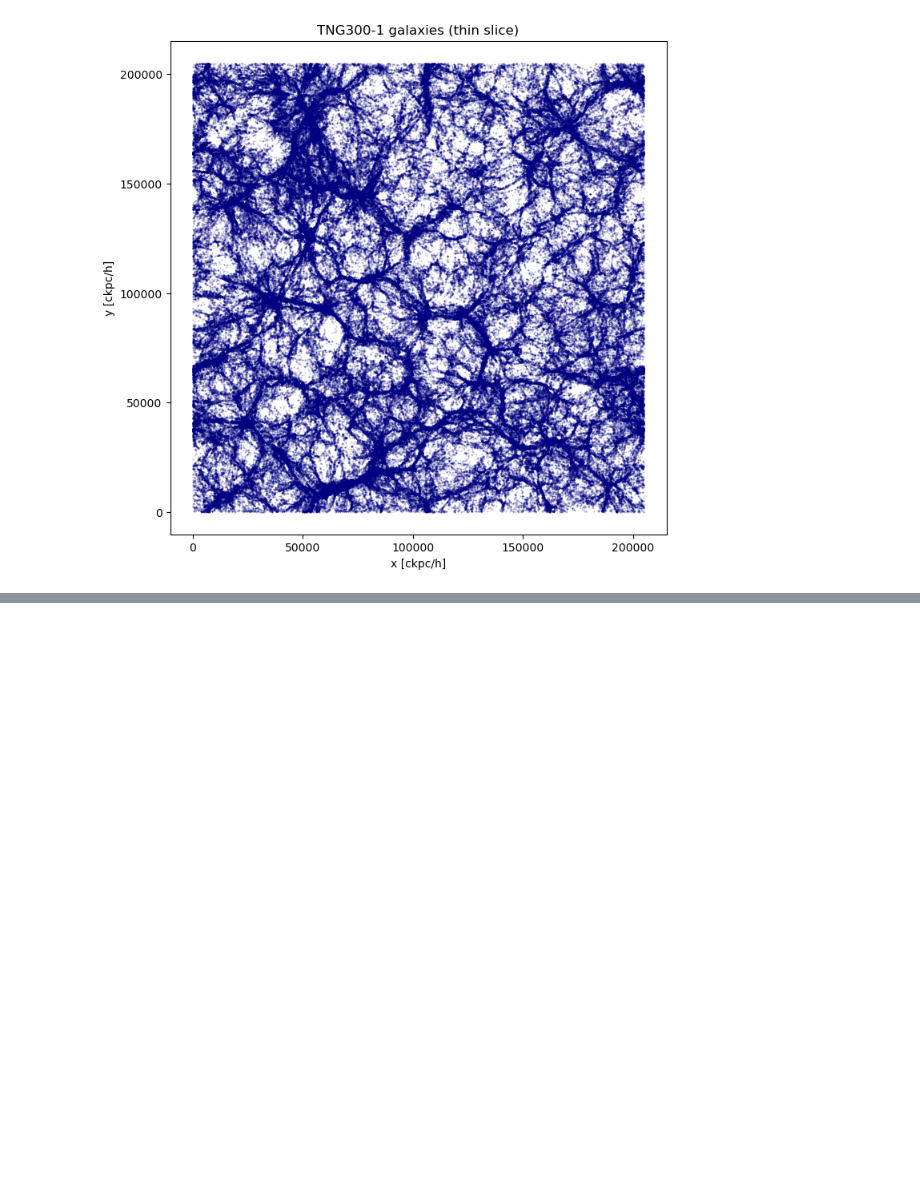
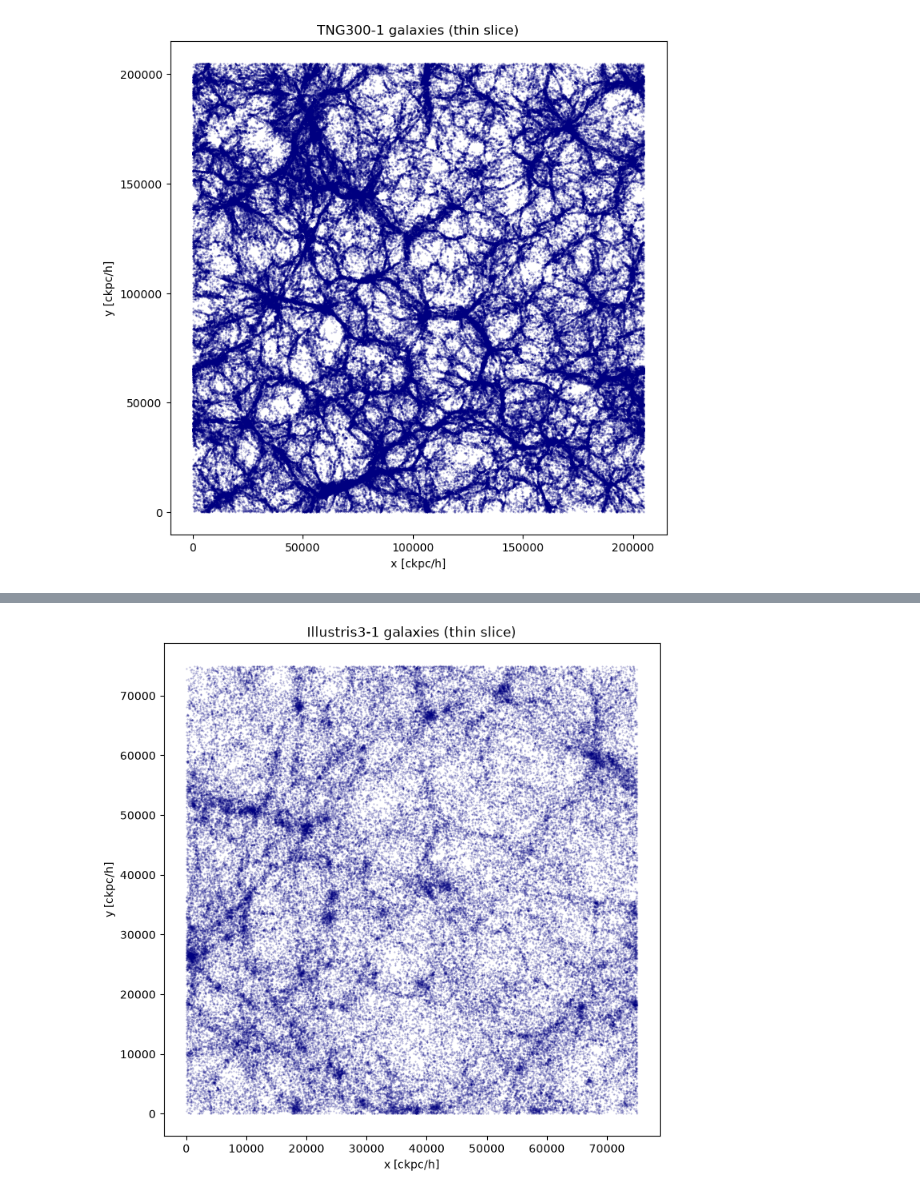
Before and after one commit to glassofmilka/indigo_astrophysics_project, a Jupyter notebook: void_finding_practice.ipynb, the cells around one changed output, grey strips where cells are left out. Cells and saved outputs as stored; diff of their text form; code cells hidden in the pictures; blank space fills up the shorter version.

```diff
--- a/void_finding_practice.ipynb
+++ b/void_finding_practice.ipynb
@@ -133,0 +198,12 @@ fig.savefig("clean_slice.png")
+# %%
+
+# plot them
+fig, ax = plt.subplots(figsize=(8,8))
+plt.scatter(pos2[:, 0], pos2[:, 1], s=0.2, alpha=0.3, color="navy")
+plt.xlabel("x [ckpc/h]")
+plt.ylabel("y [ckpc/h]")
+plt.title("Illustris3-1 galaxies (thin slice)")
+plt.savefig("illustris3-1 slice galaxy plot.png")
+plt.show()
+# %% [output]
+[figure, added]
```
Also changed, not shown: parts of 9 cells of this notebook, 3 other files.
